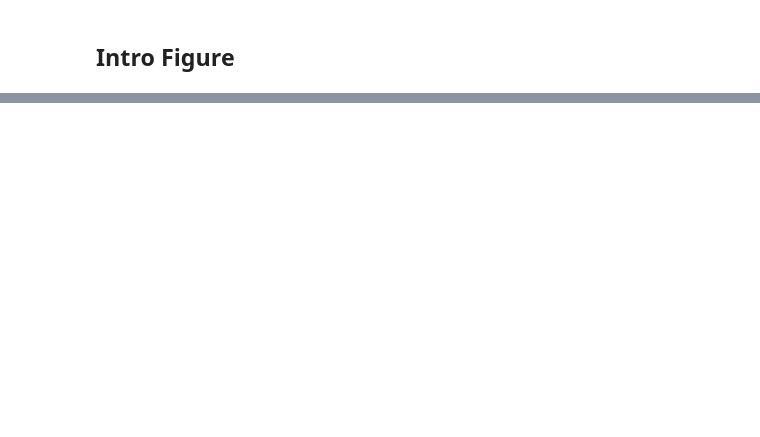
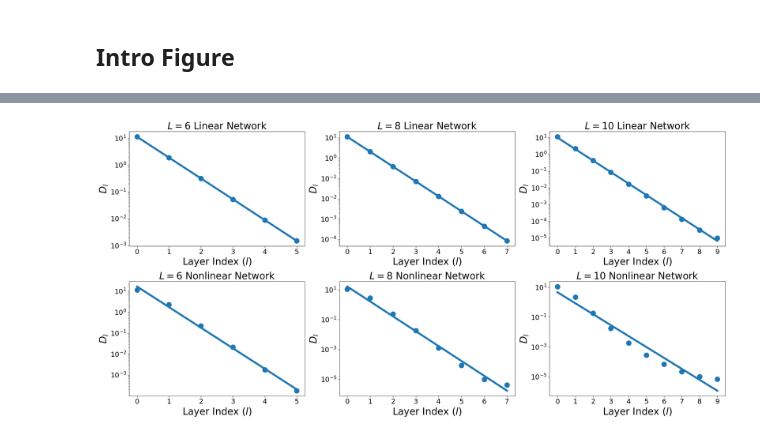
Before and after one commit to cjyaras/law-of-parsimony, a Jupyter notebook: fig_collapse.ipynb, the cells around one changed output, grey strips where cells are left out. Drawn from its saved outputs; the diff is of its cells as text; code cells hidden in the pictures; blank space fills up the shorter version.

```diff
--- a/fig_collapse.ipynb
+++ b/fig_collapse.ipynb
@@ -110,0 +113,73 @@ plt.savefig('figs/collapse_intro.png', dpi=300, bbox_inches='tight')
+# %%
+key = PRNGKey(0)
+
+num_classes = 5
+num_samples_per_class = 10
+total_samples = num_classes * num_samples_per_class
+input_dim = total_samples
+
+labels, target = generate_labels_and_target(num_classes, num_samples_per_class)
+
+key, subkey = split(key)
+input_data = generate_orthogonal_input(subkey, input_dim, total_samples)
+loss_fn = create_loss(target)
+
+init_scale = 0.5
+
+tol = 1e-6
+n_outer_loops = 5000
+n_inner_loops = 100
+step_size = 1
+# %%
+i = 0
+
+fig = plt.figure(figsize=(23, 11))
+
+for nonlinear in [False, True]:
+
+    def e2e_loss_fn(weights):
+        return loss_fn(compute_outputs(weights, input_data, nonlinear=nonlinear)[0])
+
+    for depth in [6, 8, 10]:
+
+        i += 1
+
+        key, subkey = split(key)
+        init_weights = init_net_orth(
+            key=subkey,
+            input_dim=input_dim,
+            output_dim=num_classes,
+            width=input_dim,
+            depth=depth,
+            init_scale=init_scale
+        )
+
+        result = train(
+            init_weights=init_weights,
+            train_e2e_loss_fn=e2e_loss_fn,
+            n_outer_loops=n_outer_loops,
+            step_size=step_size,
+            tol=tol,
+            n_inner_loops=n_inner_loops
+        )
+
+        final_weights = result['final_weights']
+        intermediate_outputs = compute_outputs(final_weights, input_data, nonlinear=nonlinear)[1]
+
+        feature_collapse_per_layer = jnp.array([
+            compute_feature_collapse(inter_out, labels) for inter_out in intermediate_outputs
+        ])
+
+        ax = fig.add_subplot(2, 3, i)
+        ax.semilogy(best_fit_line(feature_collapse_per_layer), c='tab:blue', linewidth=5)
+        ax.semilogy(feature_collapse_per_layer, 'o', c='tab:blue', markersize=13)
+        ax.set_xlabel(r'Layer Index ($l$)', fontsize=25)
+        ax.xaxis.set_major_locator(MaxNLocator(integer=True))
+        ax.set_ylabel('$D_l$', fontsize=25)
+        ax.set_title(f'$L={depth}$ ' + ('Nonlinear' if nonlinear else 'Linear') + ' Network', fontsize=25)
+        ax.tick_params(axis='both', which='major', labelsize=18)
+
+fig.tight_layout()
+plt.savefig('figs/grid_collapse.png', dpi=300, bbox_inches='tight')
+# %% [output]
+[figure, added]
```
Also changed, not shown: parts of 2 cells of this notebook, 5 other files.
